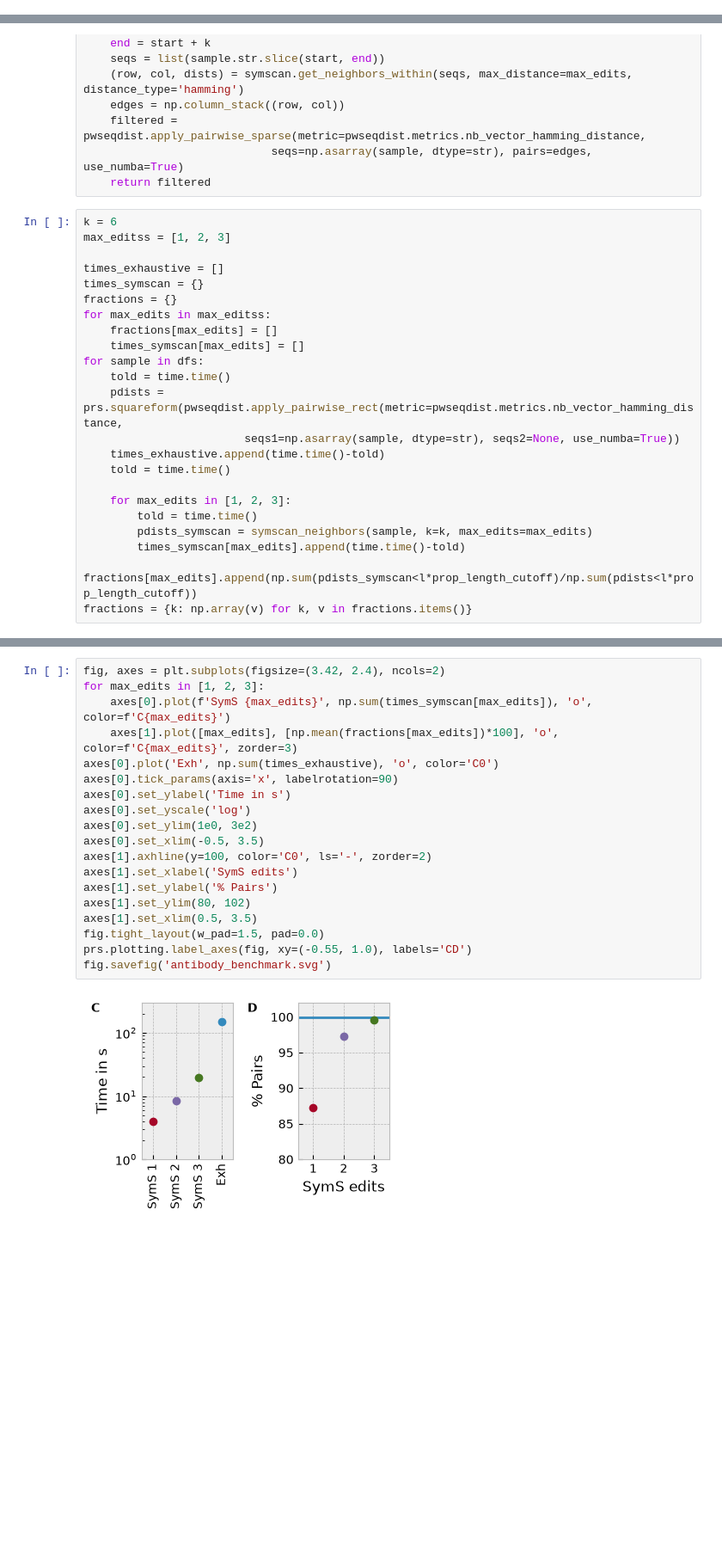
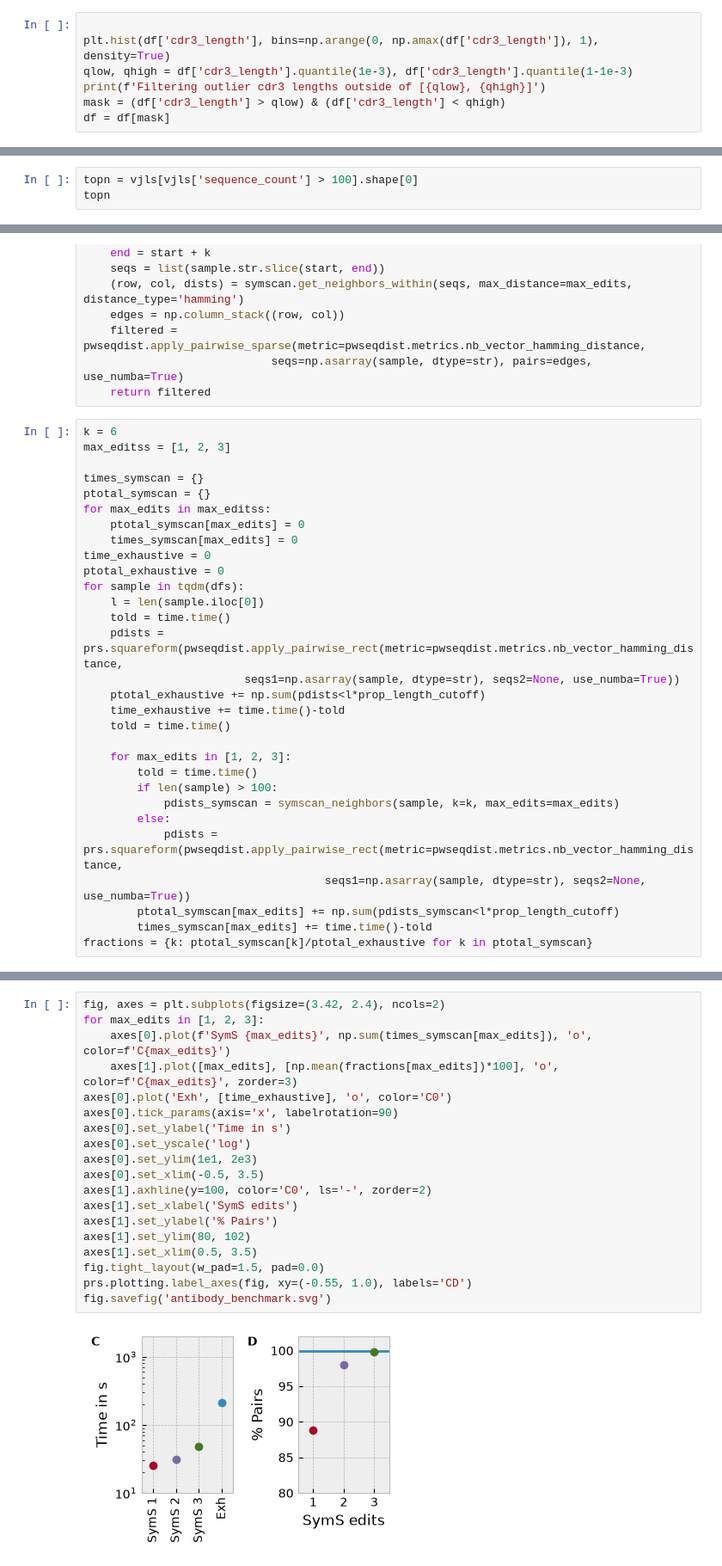
Before and after one commit to heartnetkung/XT-neighbor, a Jupyter notebook: pub/antibody_lineages.ipynb, the cells around one changed output, grey strips where cells are left out. Shown at 86% size. Saved outputs shown, nothing was run; the diff lists cells and outputs as text; blank space fills up the shorter version.

```diff
--- a/pub/antibody_lineages.ipynb
+++ b/pub/antibody_lineages.ipynb
@@ -25,3 +25,10 @@ df = pd.read_csv(f'{DATADIR}/316188.tsv.gz',
 df.rename(columns={'v_call': 'v_gene', 'j_call': 'j_gene', 'junction': 'cdr3_nt'}, inplace=True)
 df.drop_duplicates(subset=['v_gene', 'j_gene', 'cdr3_nt'], inplace=True)
 df['cdr3_length'] = df['cdr3_nt'].str.len()
+# %%
+
+plt.hist(df['cdr3_length'], bins=np.arange(0, np.amax(df['cdr3_length']), 1), density=True)
+qlow, qhigh = df['cdr3_length'].quantile(1e-3), df['cdr3_length'].quantile(1-1e-3)
+print(f'Filtering outlier cdr3 lengths outside of [{qlow}, {qhigh}]')
+mask = (df['cdr3_length'] > qlow) & (df['cdr3_length'] < qhigh)
+df = df[mask]
@@ -46,3 +56,6 @@ plt.ylabel('Rank')
 # %% [output]
 Text(0, 0.5, 'Rank')
 [figure]
+# %%
+topn = vjls[vjls['sequence_count'] > 100].shape[0]
+topn
@@ -69,22 +84,29 @@ def symscan_neighbors(sample, k, max_edits):
 k = 6
 max_editss = [1, 2, 3]
 
-times_exhaustive = []
 times_symscan = {}
-fractions = {}
+ptotal_symscan = {}
 for max_edits in max_editss:
-    fractions[max_edits] = []
-    times_symscan[max_edits] = []
-for sample in dfs:
+    ptotal_symscan[max_edits] = 0
+    times_symscan[max_edits] = 0
+time_exhaustive = 0
+ptotal_exhaustive = 0
+for sample in tqdm(dfs):
+    l = len(sample.iloc[0])
     told = time.time()
     pdists = prs.squareform(pwseqdist.apply_pairwise_rect(metric=pwseqdist.metrics.nb_vector_hamming_distance,
                         seqs1=np.asarray(sample, dtype=str), seqs2=None, use_numba=True))
-    times_exhaustive.append(time.time()-told)
+    ptotal_exhaustive += np.sum(pdists<l*prop_length_cutoff)
+    time_exhaustive += time.time()-told
     told = time.time()
 
     for max_edits in [1, 2, 3]:
         told = time.time()
-        pdists_symscan = symscan_neighbors(sample, k=k, max_edits=max_edits)
-        times_symscan[max_edits].append(time.time()-told)
-        fractions[max_edits].append(np.sum(pdists_symscan<l*prop_length_cutoff)/np.sum(pdists<l*prop_length_cutoff))
-fractions = {k: np.array(v) for k, v in fractions.items()}
+        if len(sample) > 100:
+            pdists_symscan = symscan_neighbors(sample, k=k, max_edits=max_edits)
+        else:
+            pdists = prs.squareform(pwseqdist.apply_pairwise_rect(metric=pwseqdist.metrics.nb_vector_hamming_distance,
+                                    seqs1=np.asarray(sample, dtype=str), seqs2=None, use_numba=True))
+        ptotal_symscan[max_edits] += np.sum(pdists_symscan<l*prop_length_cutoff)
+        times_symscan[max_edits] += time.time()-told
+fractions = {k: ptotal_symscan[k]/ptotal_exhaustive for k in ptotal_symscan}
@@ -97,24 +123,24 @@ fractions = {k: np.array(v) for k, v in fractions.items()}
 # %%
 fig, axes = plt.subplots(figsize=(3.42, 2.4), ncols=2)
 for max_edits in [1, 2, 3]:
     axes[0].plot(f'SymS {max_edits}', np.sum(times_symscan[max_edits]), 'o', color=f'C{max_edits}')
     axes[1].plot([max_edits], [np.mean(fractions[max_edits])*100], 'o', color=f'C{max_edits}', zorder=3)
-axes[0].plot('Exh', np.sum(times_exhaustive), 'o', color='C0')
+axes[0].plot('Exh', [time_exhaustive], 'o', color='C0')
 axes[0].tick_params(axis='x', labelrotation=90)
 axes[0].set_ylabel('Time in s')
 axes[0].set_yscale('log')
-axes[0].set_ylim(1e0, 3e2)
+axes[0].set_ylim(1e1, 2e3)
 axes[0].set_xlim(-0.5, 3.5)
 axes[1].axhline(y=100, color='C0', ls='-', zorder=2)
 axes[1].set_xlabel('SymS edits')
 axes[1].set_ylabel('% Pairs')
 axes[1].set_ylim(80, 102)
 axes[1].set_xlim(0.5, 3.5)
 fig.tight_layout(w_pad=1.5, pad=0.0)
 prs.plotting.label_axes(fig, xy=(-0.55, 1.0), labels='CD')
 fig.savefig('antibody_benchmark.svg')
 # %% [output]
-[figure, old version]
+[figure, new version]
 # %%
 plt.hist(fractions[1]*100, bins=np.linspace(50, 100, 20), alpha=0.5, label='SymD 1 edit')
 plt.hist(fractions[2]*100, bins=np.linspace(50, 100, 20), alpha=0.5, label='SymD 2 edits')
```
Also changed, not shown: parts of 9 cells of this notebook, 2 other files.
